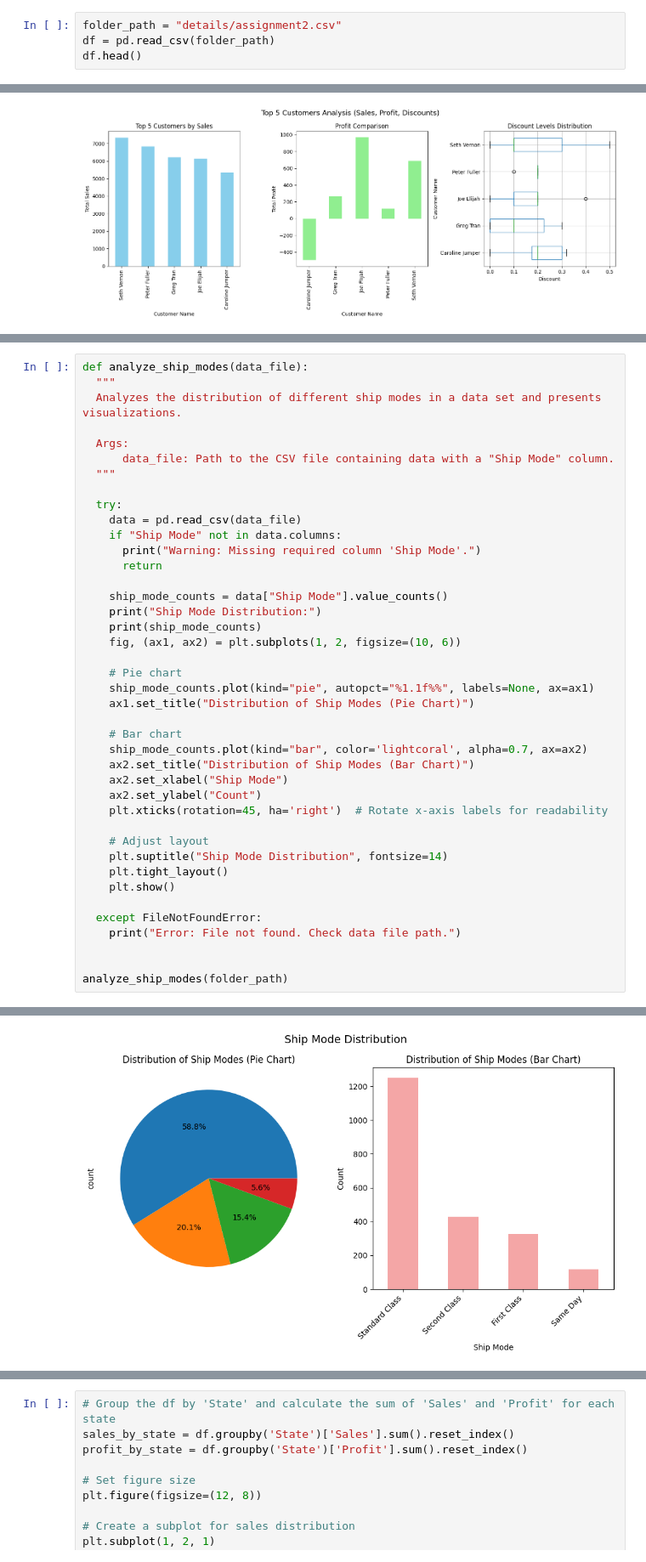
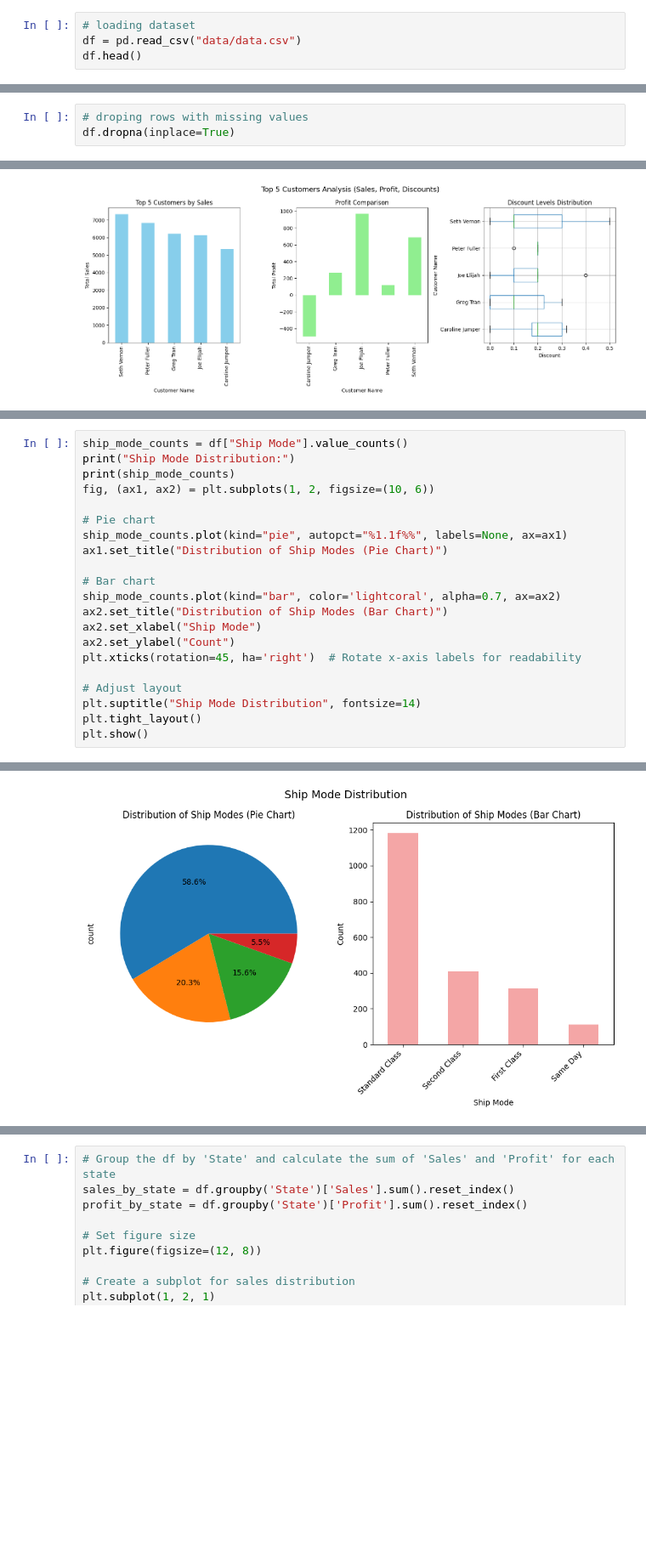
Before and after one commit to juto-shogan/company_stats, a Jupyter notebook: main.ipynb, the cells around one changed output, grey strips where cells are left out. Shown at 85% size. Saved outputs shown, nothing was run; the diff lists cells and outputs as text; blank space fills up the shorter version.

```diff
--- a/part1.ipynb
+++ b/main.ipynb
@@ -6,6 +6,6 @@ import csv
 # %%
-folder_path = "details/assignment2.csv"
-df = pd.read_csv(folder_path)
+# loading dataset
+df = pd.read_csv("data/data.csv")
 df.head()
 # %% [output]
 |  | Row ID | Order ID | Order Date | Ship Date | Ship Mode | Customer ID | Customer Name | Segment | Country | ... |
@@ -35,0 +78,3 @@ We begin the Assignment questions
+# %%
+# droping rows with missing values
+df.dropna(inplace=True)
@@ -293,44 +297,24 @@ Investigate the distribution of different ship modes
 # %%
-def analyze_ship_modes(data_file):
-  """
-  Analyzes the distribution of different ship modes in a data set and presents visualizations.
+ship_mode_counts = df["Ship Mode"].value_counts()
+print("Ship Mode Distribution:")
+print(ship_mode_counts)
+fig, (ax1, ax2) = plt.subplots(1, 2, figsize=(10, 6))
 
-  Args:
-      data_file: Path to the CSV file containing data with a "Ship Mode" column.
-  """
+# Pie chart
+ship_mode_counts.plot(kind="pie", autopct="%1.1f%%", labels=None, ax=ax1)
+ax1.set_title("Distribution of Ship Modes (Pie Chart)")
 
-  try:
-    data = pd.read_csv(data_file)
-    if "Ship Mode" not in data.columns:
-      print("Warning: Missing required column 'Ship Mode'.")
-      return
+# Bar chart
+ship_mode_counts.plot(kind="bar", color='lightcoral', alpha=0.7, ax=ax2)
+ax2.set_title("Distribution of Ship Modes (Bar Chart)")
+ax2.set_xlabel("Ship Mode")
+ax2.set_ylabel("Count")
+plt.xticks(rotation=45, ha='right')  # Rotate x-axis labels for readability
 
-    ship_mode_counts = data["Ship Mode"].value_counts()
-    print("Ship Mode Distribution:")
-    print(ship_mode_counts)
-    fig, (ax1, ax2) = plt.subplots(1, 2, figsize=(10, 6))
-
-    # Pie chart
-    ship_mode_counts.plot(kind="pie", autopct="%1.1f%%", labels=None, ax=ax1)
-    ax1.set_title("Distribution of Ship Modes (Pie Chart)")
-
-    # Bar chart
-    ship_mode_counts.plot(kind="bar", color='lightcoral', alpha=0.7, ax=ax2)
-    ax2.set_title("Distribution of Ship Modes (Bar Chart)")
-    ax2.set_xlabel("Ship Mode")
-    ax2.set_ylabel("Count")
-    plt.xticks(rotation=45, ha='right')  # Rotate x-axis labels for readability
-
-    # Adjust layout
-    plt.suptitle("Ship Mode Distribution", fontsize=14)
-    plt.tight_layout()
-    plt.show()
-
-  except FileNotFoundError:
-    print("Error: File not found. Check data file path.")
-
-
-analyze_ship_modes(folder_path)
+# Adjust layout
+plt.suptitle("Ship Mode Distribution", fontsize=14)
+plt.tight_layout()
+plt.show()
 # %% [output]
 Ship Mode Distribution:
 Ship Mode
@@ -341,3 +325,3 @@ Same Day           119
 Name: count, dtype: int64
-[figure, old version]
+[figure, new version]
 # %% [markdown]
```
Also changed, not shown: parts of 31 cells of this notebook, 8 other files.
